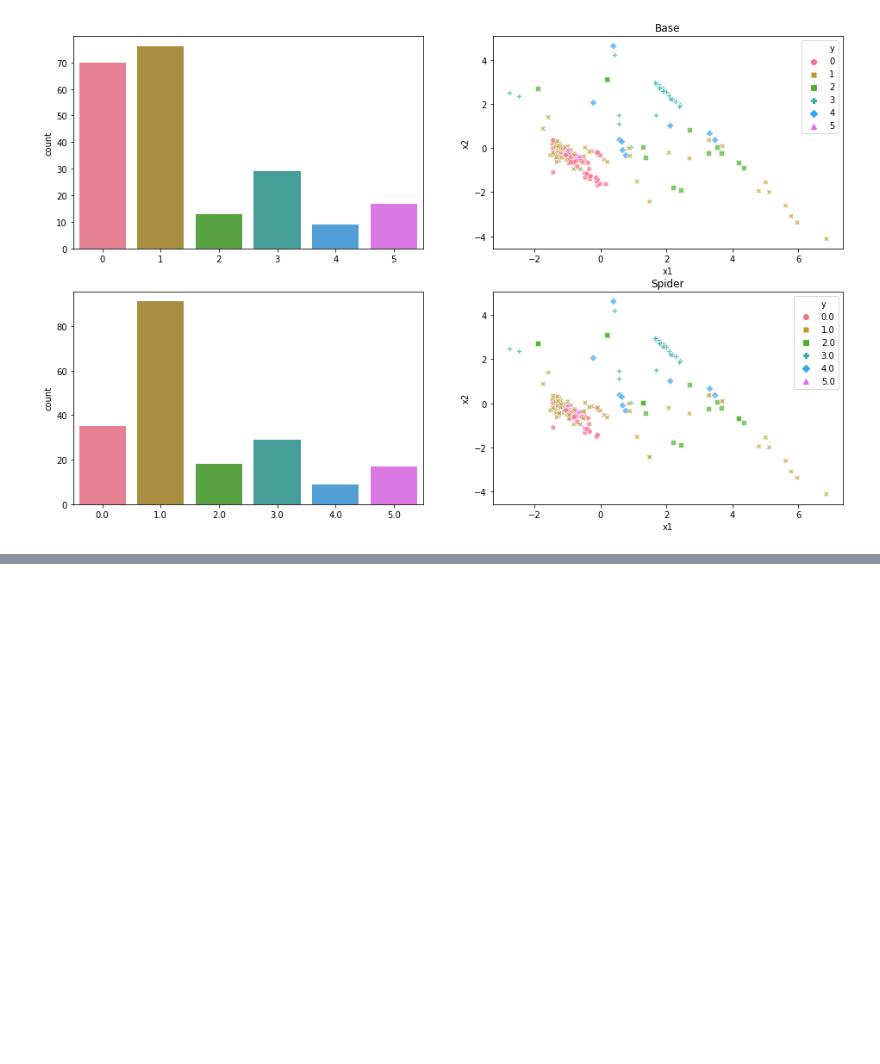
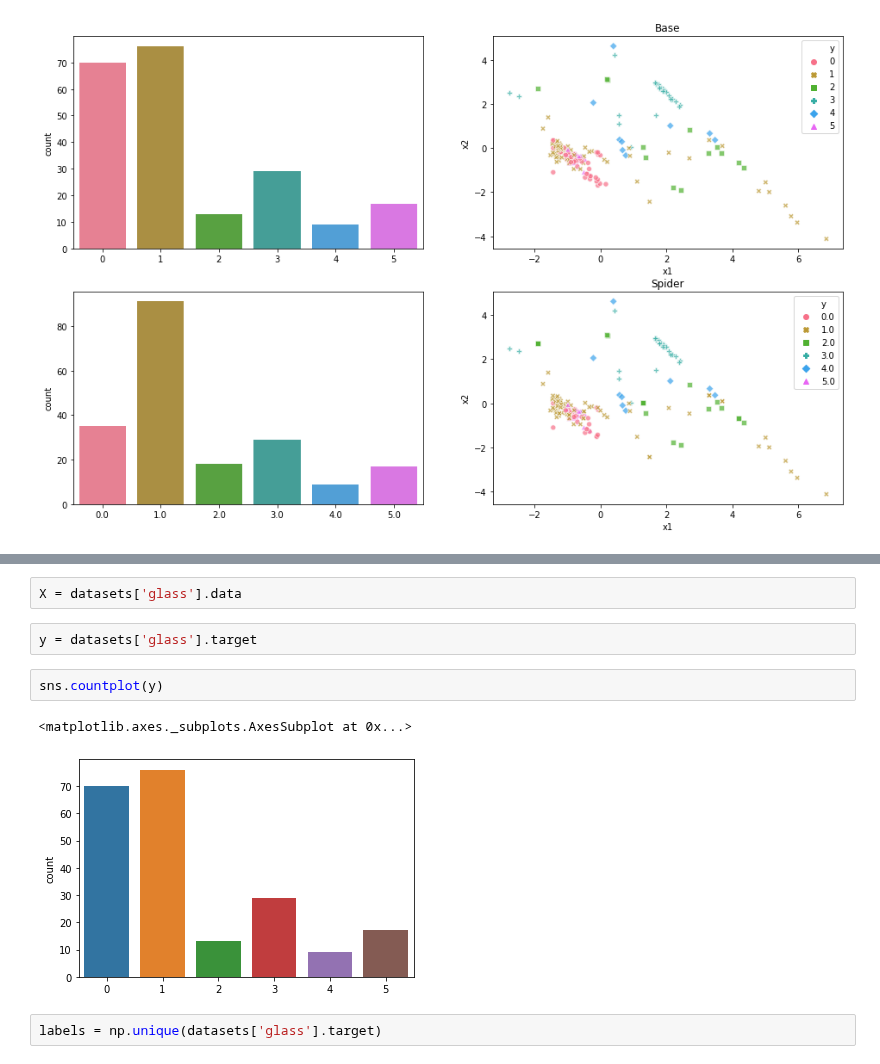
Before and after one commit to damianhorna/multi-imbalance, a Jupyter notebook: benchmarks/resample/resample.ipynb, the cells around one changed output, grey strips where cells are left out. Drawn from its saved outputs; the diff is of its cells as text; blank space fills up the shorter version.

```diff
--- a/benchmarks/resample/resample.ipynb
+++ b/benchmarks/resample/resample.ipynb
@@ -247,0 +289,11 @@ sns.scatterplot(x='x1', y='x2', hue='y', style='y', data=df, alpha=0.7, ax=axs[3
+# %%
+X = datasets['glass'].data
+# %%
+y = datasets['glass'].target
+# %%
+sns.countplot(y)
+# %% [output]
+<matplotlib.axes._subplots.AxesSubplot at 0x...>
+[figure, added]
+# %%
+labels = np.unique(datasets['glass'].target)
```
Also changed, not shown: parts of 18 cells of this notebook.
